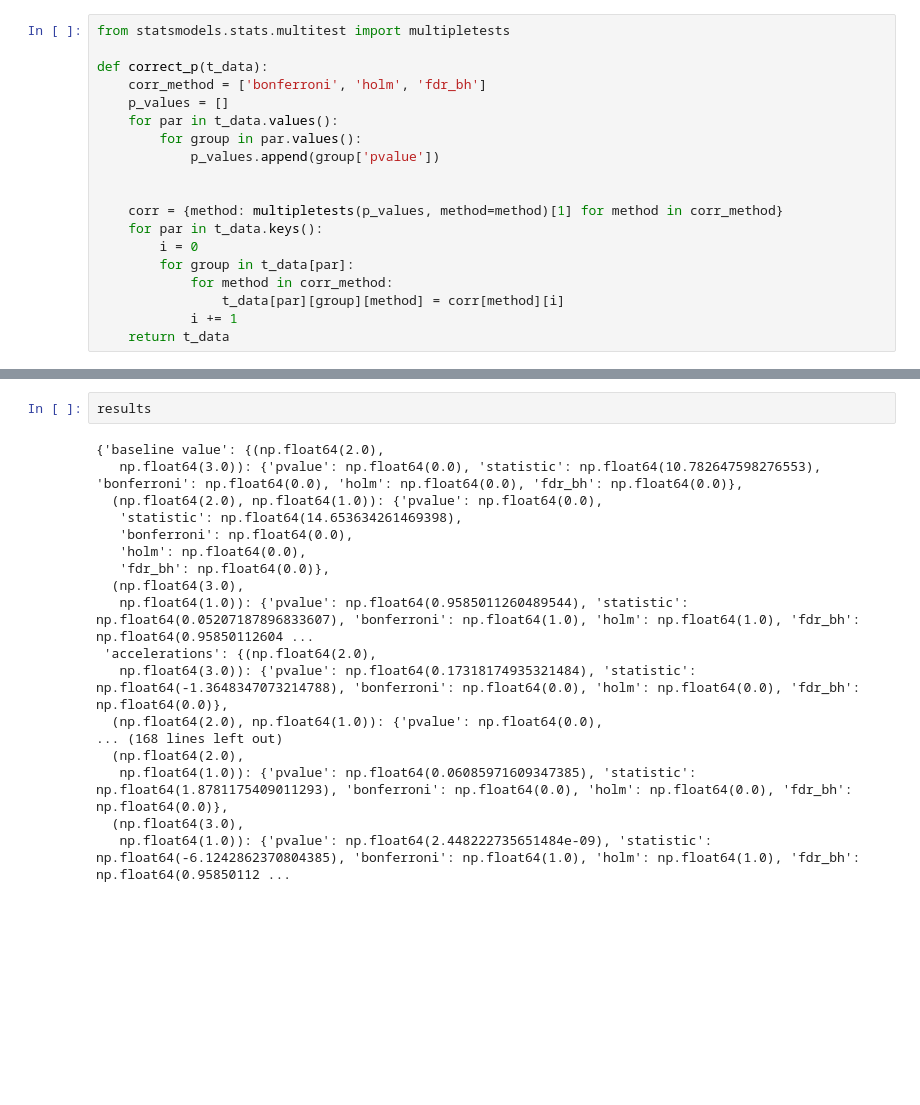
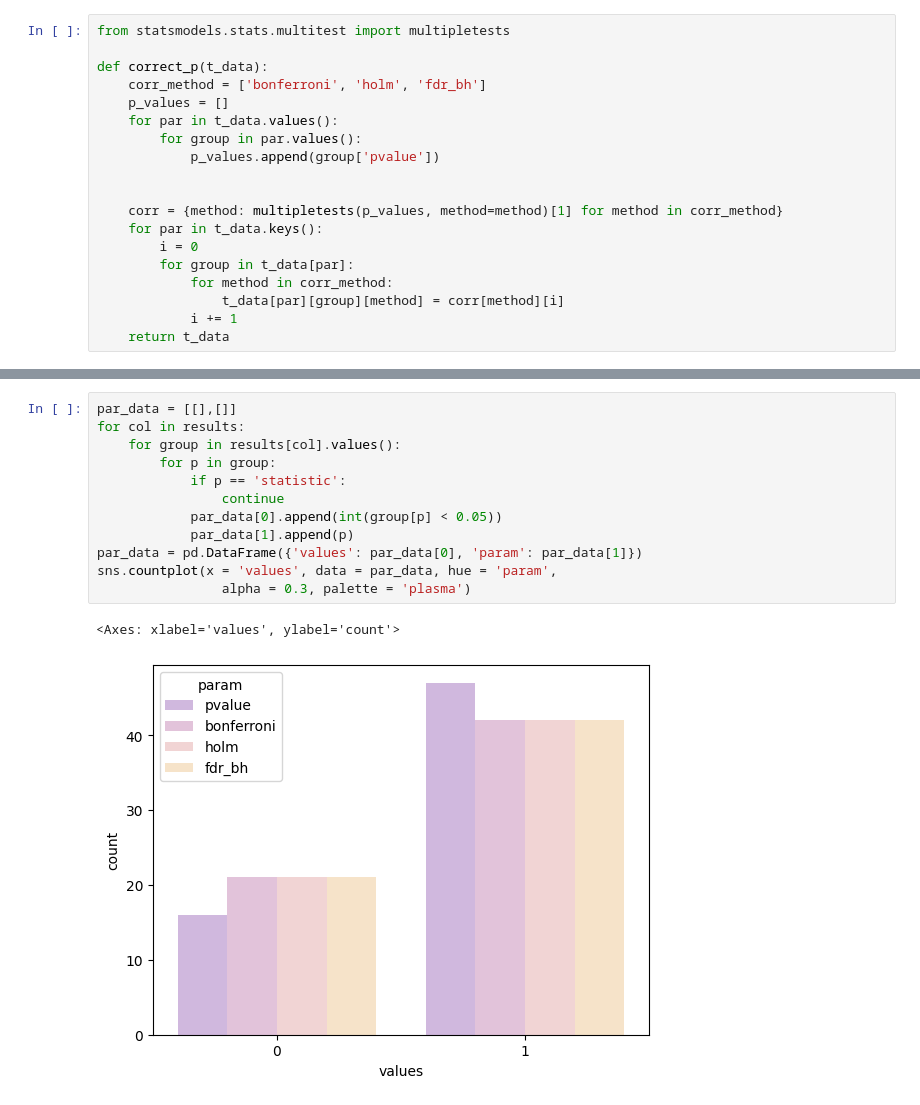
Before and after one commit to NightBloomRush/fetalhealth, a Jupyter notebook: embw.ipynb, the cells around one changed output, grey strips where cells are left out. Drawn from its saved outputs; the diff is of its cells as text; blank space fills up the shorter version.

```diff
--- a/embw.ipynb
+++ b/embw.ipynb
@@ -398,20 +392,15 @@ correct_p(results)['baseline value'][(np.float64(2.0),np.float64(3.0))]
-# %%
-results
-# %% [output]
-{'baseline value': {(np.float64(2.0),
-   np.float64(3.0)): {'pvalue': np.float64(0.0), 'statistic': np.float64(10.782647598276553), 'bonferroni': np.float64(0.0), 'holm': np.float64(0.0), 'fdr_bh': np.float64(0.0)},
-  (np.float64(2.0), np.float64(1.0)): {'pvalue': np.float64(0.0),
-   'statistic': np.float64(14.653634261469398),
-   'bonferroni': np.float64(0.0),
-   'holm': np.float64(0.0),
-   'fdr_bh': np.float64(0.0)},
-  (np.float64(3.0),
-   np.float64(1.0)): {'pvalue': np.float64(0.9585011260489544), 'statistic': np.float64(0.05207187896833607), 'bonferroni': np.float64(1.0), 'holm': np.float64(1.0), 'fdr_bh': np.float64(0.95850112604 ...
- 'accelerations': {(np.float64(2.0),
-   np.float64(3.0)): {'pvalue': np.float64(0.17318174935321484), 'statistic': np.float64(-1.3648347073214788), 'bonferroni': np.float64(0.0), 'holm': np.float64(0.0), 'fdr_bh': np.float64(0.0)},
-  (np.float64(2.0), np.float64(1.0)): {'pvalue': np.float64(0.0),
-... (168 lines left out)
-  (np.float64(2.0),
-   np.float64(1.0)): {'pvalue': np.float64(0.06085971609347385), 'statistic': np.float64(1.8781175409011293), 'bonferroni': np.float64(0.0), 'holm': np.float64(0.0), 'fdr_bh': np.float64(0.0)},
-  (np.float64(3.0),
-   np.float64(1.0)): {'pvalue': np.float64(2.448222735651484e-09), 'statistic': np.float64(-6.1242862370804385), 'bonferroni': np.float64(1.0), 'holm': np.float64(1.0), 'fdr_bh': np.float64(0.95850112 ...
+# %%
+par_data = [[],[]]
+for col in results:
+    for group in results[col].values():
+        for p in group:
+            if p == 'statistic':
+                continue
+            par_data[0].append(int(group[p] < 0.05))
+            par_data[1].append(p)
+par_data = pd.DataFrame({'values': par_data[0], 'param': par_data[1]})
+sns.countplot(x = 'values', data = par_data, hue = 'param',
+                alpha = 0.3, palette = 'plasma')
+# %% [output]
+<Axes: xlabel='values', ylabel='count'>
+[figure, added]
```
Also changed, not shown: parts of 7 cells of this notebook.
